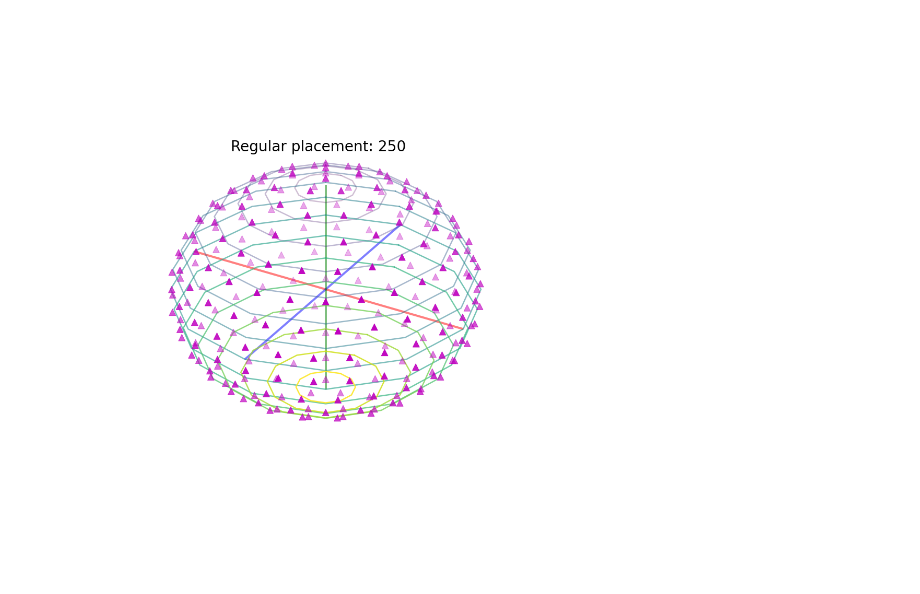
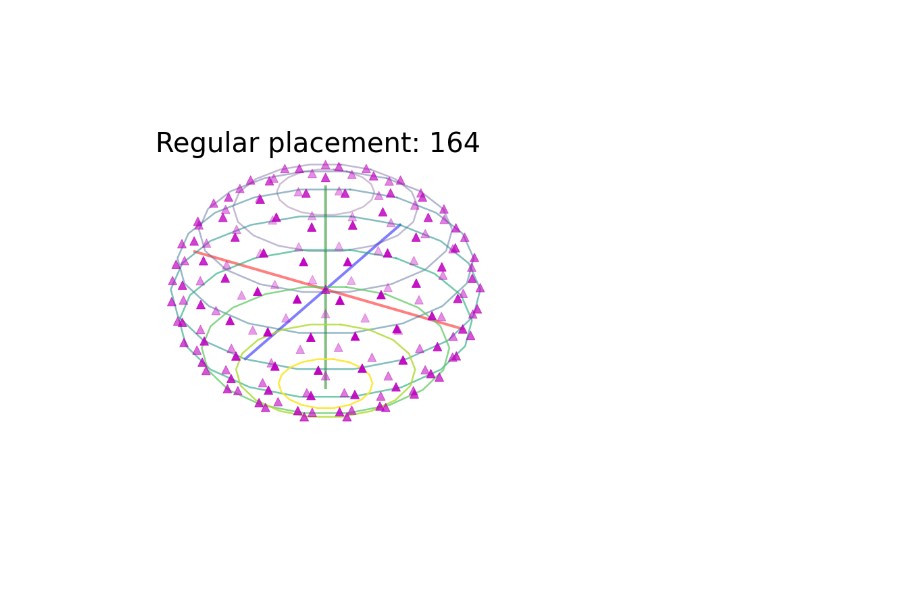
Before and after one commit to amezqui3/demeter, a Jupyter notebook: jupyter/08_sphere_directions.ipynb, the cells around one changed output. Saved outputs shown, nothing was run; the diff lists cells and outputs as text; code cells hidden in the pictures.

```diff
--- a/jupyter/08_sphere_directions.ipynb
+++ b/jupyter/08_sphere_directions.ipynb
@@ -20,4 +40,4 @@ import brewing_utils as brew
 # %%
 parallels = 5
-meridians = 8
-pdirections = brew.pole_directions(parallels,meridians,x=1,y=0,z=2)
+meridians = 18
+pdirections = dirs.pole_directions(parallels,meridians,x=1,y=0,z=2)
@@ -75,6 +87,9 @@ udirections = brew.regular_directions(250)
+# %%
+udirections = dirs.regular_directions(len(pdirections))
 # %%
 title = 'Regular placement: {}'.format(len(udirections))
 filename = 'uniform_directions_{}'.format(len(udirections))
-brew.plot_pole_directions(udirections, titleplot = title, dst=dst,filename=filename)
+dirs.plot_pole_directions(udirections, title, parallels, meridians,
+                          dst=dst,filename=filename)
 # %% [output]
-[figure, old version]
+[figure, new version]
```
Also changed, not shown: parts of 18 cells of this notebook, 5 other files.
